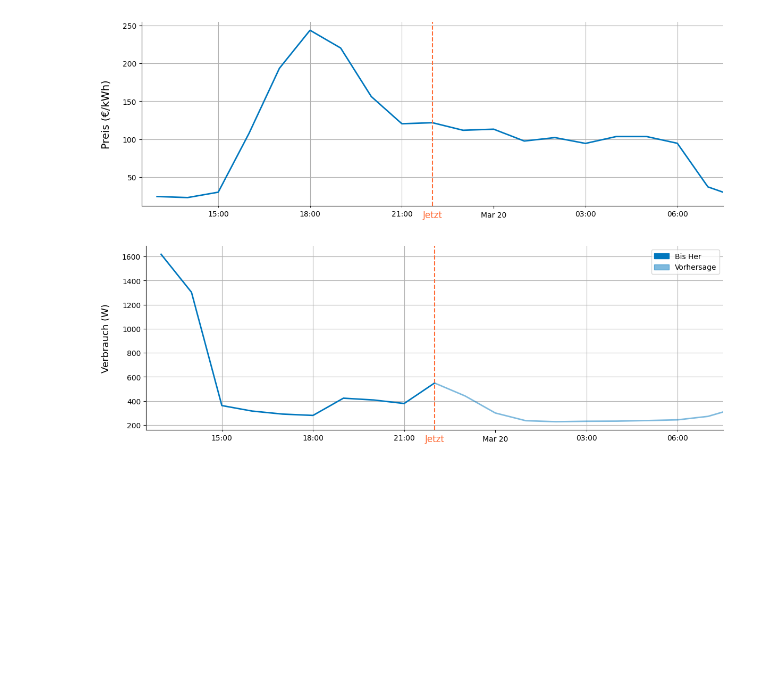
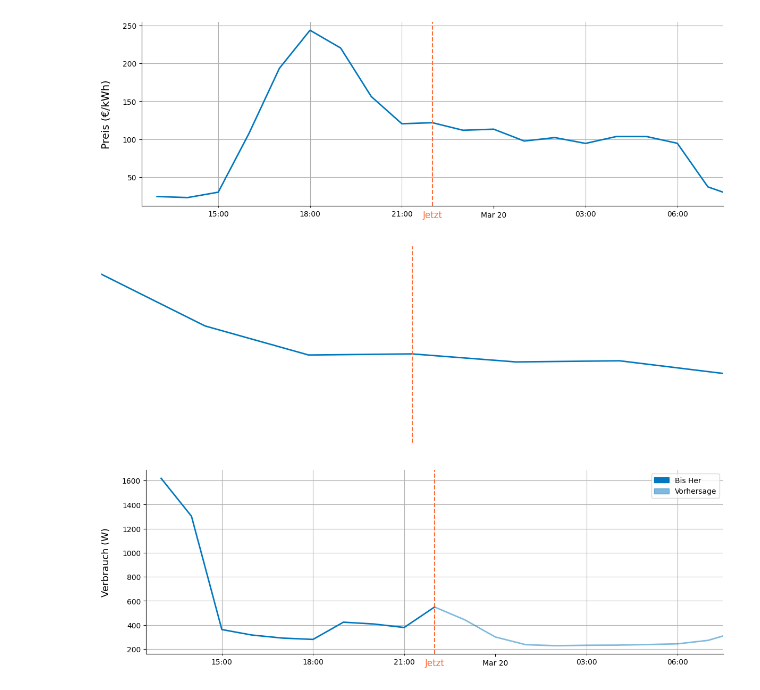
Before and after one commit to MockaWolke/SmartCity, a Jupyter notebook: plots.ipynb, the cells around one changed output. Saved outputs shown, nothing was run; the diff lists cells and outputs as text; code cells hidden in the pictures; blank space fills up the shorter version.

```diff
--- a/plots.ipynb
+++ b/plots.ipynb
@@ -137,6 +98,42 @@ plt.savefig("imgs/Preise.svg")
 plt.show()
 # %% [output]
 [figure]
+# %%
+fig, ax = plt.subplots(figsize=(12, 4))
+
+now = datetime.datetime(2022, 3, 19, 22, 00)
+
+# Daten plotten mit einem schönen Blauton
+ax.plot(together.index, together.Preis, color=COLORS[0], lw=2)
+
+# Y-Achsen-Beschriftung
+
+# X-Achse mit besserem Format einrichten und Labels drehen für bessere Klarheit
+ax.xaxis.set_major_locator(mdates.HourLocator(interval=2))
+ax.xaxis.set_major_formatter(mdates.DateFormatter('%H:%M'))
+plt.setp(ax.xaxis.get_majorticklabels(), rotation=0)
+
+# Eine gepunktete vertikale Linie bei 'jetzt' hinzufügen
+ax.axvline(x=now, linestyle='--', color=COLORS[3], lw=1.5)
+
+# Zoom 3 hours before and 3 hours after 'now'
+three_hours = datetime.timedelta(hours=3)
+ax.set_xlim([now - three_hours, now + three_hours])
+
+# Spines (der Kasten um den Plot)
+ax.spines['top'].set_visible(False)
+ax.spines['right'].set_visible(False)
+ax.spines['bottom'].set_visible(False)
+ax.spines['left'].set_visible(False)
+
+ax.set_yticks([],[], s= 0)
+ax.get_yaxis().set_visible(False)
+ax.get_xaxis().set_visible(False)
+plt.tight_layout()
+plt.savefig("imgs/Preise_zoom.svg")
+plt.show()
+# %% [output]
+[figure, added]
 # %%
 fig, ax = plt.subplots(figsize=(12, 4))
 
```
Also changed, not shown: parts of 8 cells of this notebook, 13 other files.
